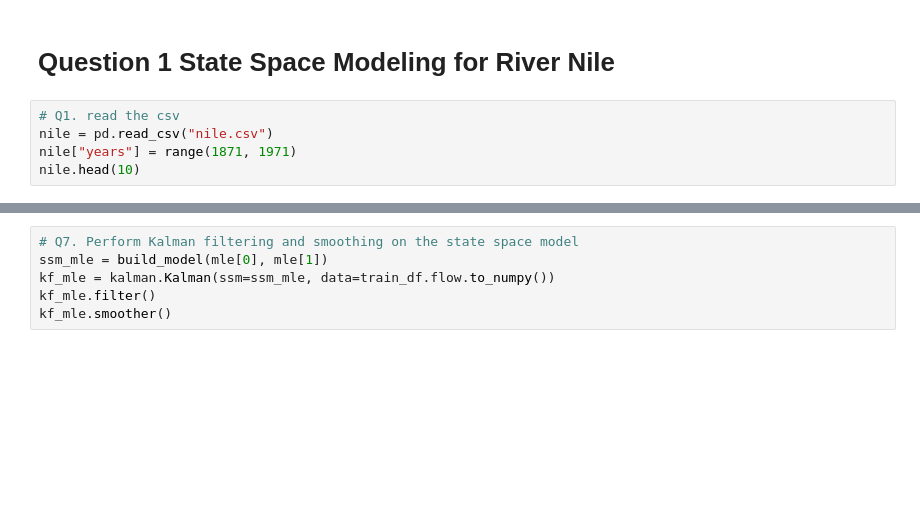
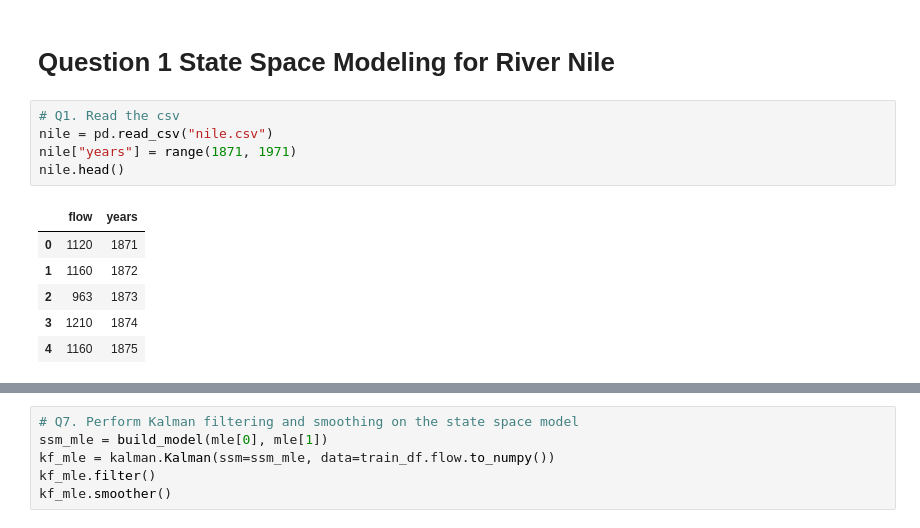
Before and after one commit to vincentwi/Models-Simulations, a Jupyter notebook: Project2.ipynb, the cells around one changed output, grey strips where cells are left out. Cells and saved outputs as stored; diff of their text form; blank space fills up the shorter version.

```diff
--- a/Project2.ipynb
+++ b/Project2.ipynb
@@ -9,10 +9,17 @@ from scipy.optimize import minimize
 
 # Question 1 State Space Modeling for River Nile
 # %%
-# Q1. read the csv
+# Q1. Read the csv
 nile = pd.read_csv("nile.csv")
 nile["years"] = range(1871, 1971)
-nile.head(10)
+nile.head()
+# %% [output]
+|  | flow | years |
+| 0 | 1120 | 1871 |
+| 1 | 1160 | 1872 |
+| 2 | 963 | 1873 |
+| 3 | 1210 | 1874 |
+| 4 | 1160 | 1875 |
 # %%
 # Q2. Split into train and test set
 TRAIN_SIZE = 80
```
Also changed, not shown: parts of 12 cells of this notebook.
